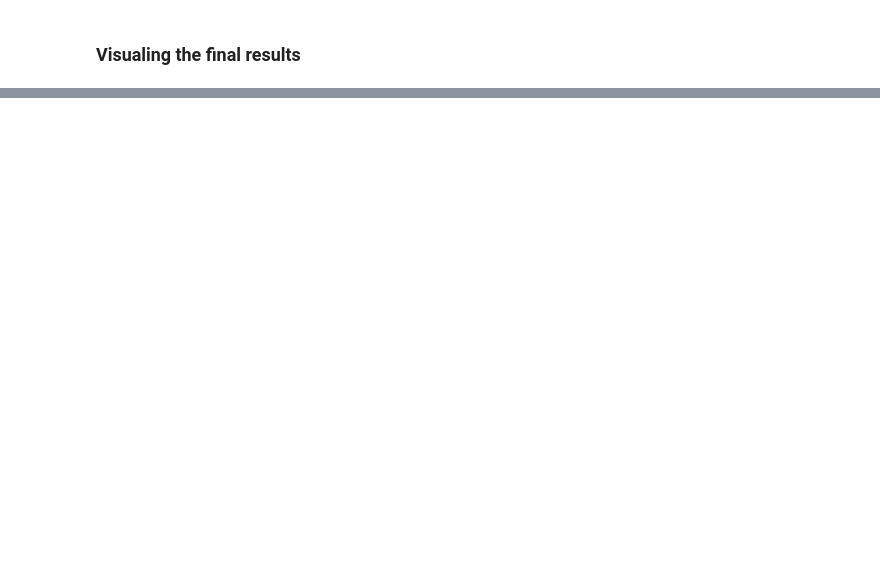
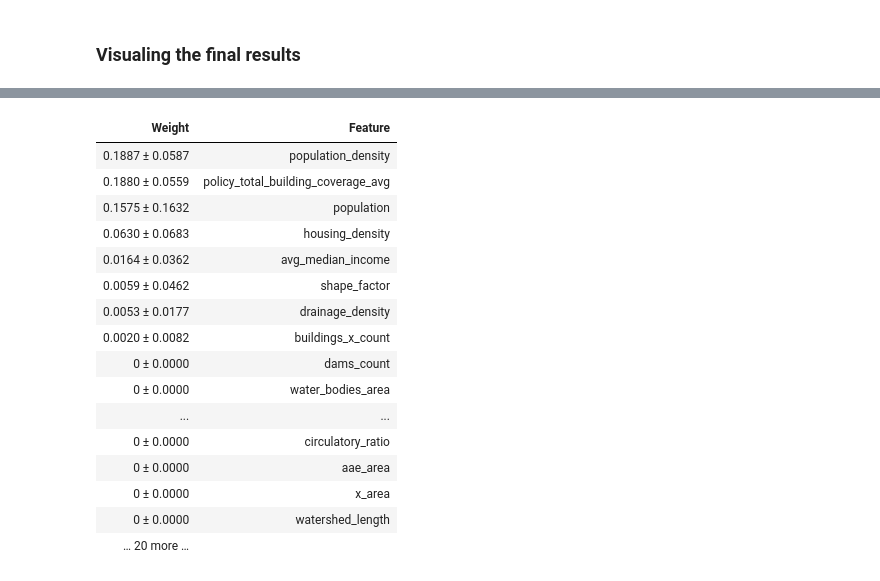
Before and after one commit to jasonMatney/IndianaRisk, a Jupyter notebook: scripts/Indiana Flood Risk - Deep Learning.ipynb, the cells around one changed output, grey strips where cells are left out. Cells and saved outputs as stored; diff of their text form; code cells hidden in the pictures; blank space fills up the shorter version.

Commit message:
finish data collection

```diff
--- a/scripts/Indiana Flood Risk - Deep Learning.ipynb
+++ b/scripts/Indiana Flood Risk - Deep Learning.ipynb
@@ -479,19 +479,19 @@ for i in range(len(model.metrics_names)):
 Metric  loss : 0.18
 Metric  mean_absolute_error : 0.18
 # %%
-model = Sequential()
-model.add(Dense(150,input_dim = 40, activation="relu", use_bias=True))
-model.add(Dense(150,activation="relu"))
-model.add(Dense(150,activation="relu"))
-model.add(Dense(1,activation = "linear"))
+model2 = Sequential()
+model2.add(Dense(150,input_dim = 40, activation="relu", use_bias=True))
+model2.add(Dense(150,activation="relu"))
+model2.add(Dense(150,activation="relu"))
+model2.add(Dense(1,activation = "linear"))
 
-model.compile(optimizer='adam',loss="mean_squared_error",metrics=["mean_absolute_error"])
+model2.compile(optimizer='adam',loss="mean_squared_error",metrics=["mean_absolute_error"])
 
-history = model.fit(x_train,y_train, validation_data=(x_val,y_val),epochs=10,batch_size=64)
+history = model2.fit(x_train,y_train, validation_data=(x_val,y_val),epochs=10,batch_size=64)
 
 #result = model.evaluate(x_test,y_test)
-for i in range(len(model.metrics_names)):
-    print("Metric ",model.metrics_names[i],":",str(round(result[i],2)))
+for i in range(len(model2.metrics_names)):
+    print("Metric ",model2.metrics_names[i],":",str(round(result[i],2)))
 # %% [output]
 Train on 50 samples, validate on 6 samples
 Epoch 1/10
@@ -557,13 +558,13 @@ Metric  mean_absolute_error : 0.19
 # %%
-model = Sequential()
-model.add(Dense(350,input_dim = 40,activation="relu"))
-model.add(Dense(350,activation="relu"))
-model.add(Dense(1,activation = "linear"))
+# model4 = Sequential()
+# model4.add(Dense(350,input_dim = 40,activation="relu"))
+# model4.add(Dense(350,activation="relu"))
+# model4.add(Dense(1,activation = "linear"))
 
-model.compile(optimizer='adam',loss="mean_squared_error",metrics=["mean_squared_error", "mean_absolute_error"])
+# model4.compile(optimizer='adam',loss="mean_squared_error",metrics=["mean_absolute_error"])
 
-model.fit(x_train,y_train, validation_data=(x_val,y_val),epochs=15,batch_size=64)
+# model4.fit(x_train,y_train, validation_data=(x_val,y_val),epochs=15,batch_size=64)
 
-result = model.evaluate(x_test,y_test)
-for i in range(len(model.metrics_names)):
-    print("Metric ",model.metrics_names[i],":",str(round(result[i],2)))
+# result = model4.evaluate(x_test,y_test)
+# for i in range(len(model4.metrics_names)):
+#     print("Metric ",model4.metrics_names[i],":",str(round(result[i],2)))
@@ -689,0 +642,27 @@ MAE : 0.1830051441512404
+# %%
+from keras.wrappers.scikit_learn import KerasClassifier, KerasRegressor
+import eli5
+from eli5.sklearn import PermutationImportance
+
+
+
+perm = PermutationImportance(model, random_state=1).fit(X,y)
+eli5.show_weights(perm, feature_names = X.columns.tolist())
+# %% [output]
+| Weight | Feature |
+| 0.1887 ± 0.0587 | population_density |
+| 0.1880 ± 0.0559 | policy_total_building_coverage_avg |
+| 0.1575 ± 0.1632 | population |
+| 0.0630 ± 0.0683 | housing_density |
+| 0.0164 ± 0.0362 | avg_median_income |
+| 0.0059 ± 0.0462 | shape_factor |
+| 0.0053 ± 0.0177 | drainage_density |
+| 0.0020 ± 0.0082 | buildings_x_count |
+| 0 ± 0.0000 | dams_count |
+| 0 ± 0.0000 | water_bodies_area |
+| ... | ... |
+| 0 ± 0.0000 | circulatory_ratio |
+| 0 ± 0.0000 | aae_area |
+| 0 ± 0.0000 | x_area |
+| 0 ± 0.0000 | watershed_length |
+| … 20 more … |  |
```
Also changed, not shown: parts of 11 cells of this notebook, 25 other files.
